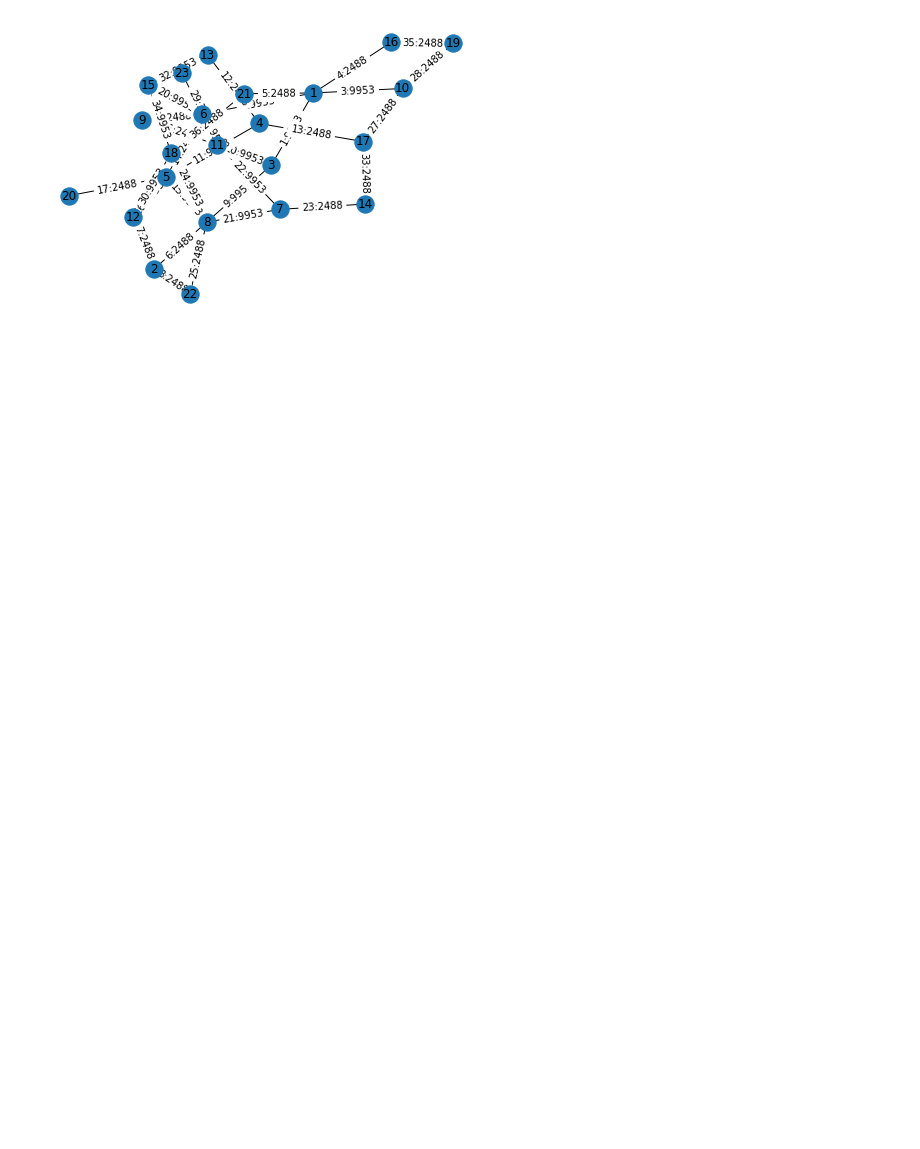
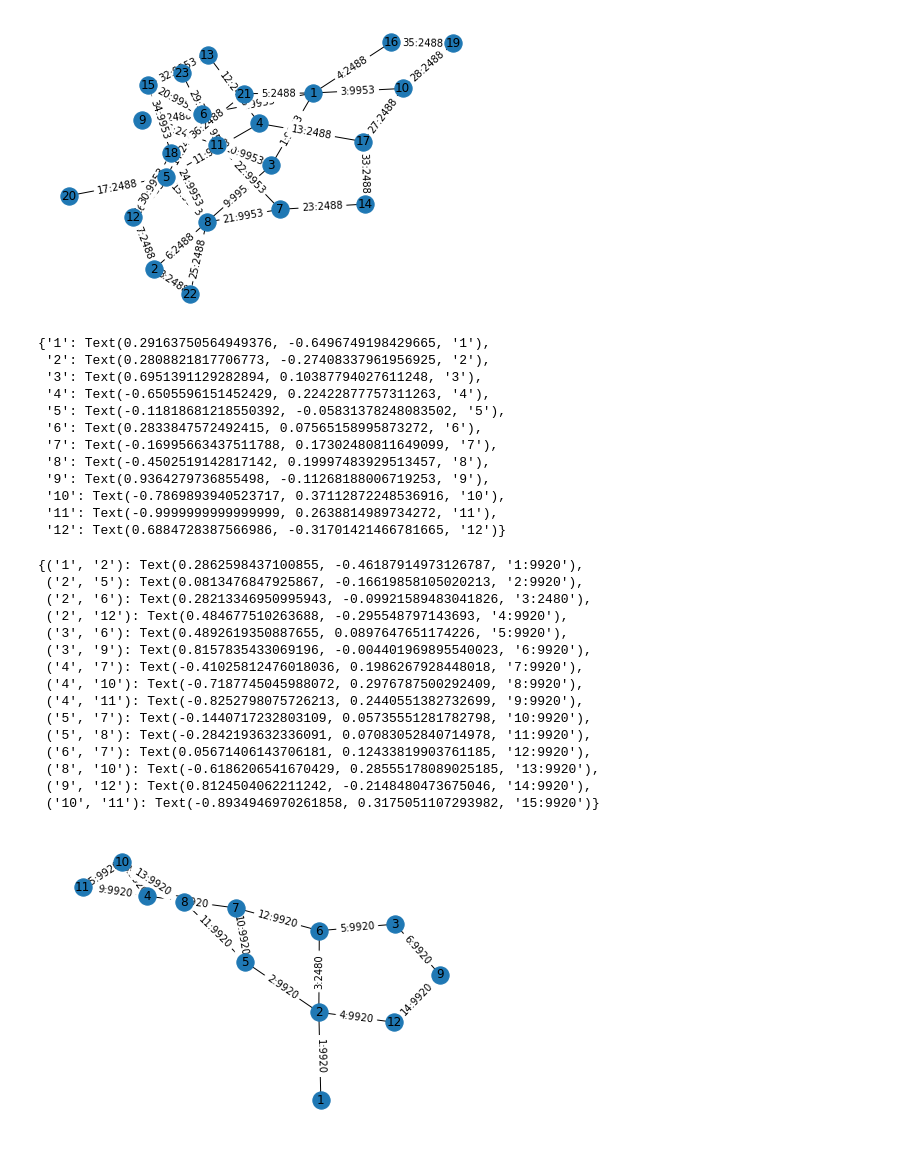
Before and after one commit to hexi519/CodesSnippets, a Jupyter notebook: mars-ana/ns3-dataAnalysis.ipynb, the cells around one changed output. Cells and saved outputs as stored; diff of their text form; code cells hidden in the pictures; blank space fills up the shorter version.

```diff
--- a/mars-ana/ns3-dataAnalysis.ipynb
+++ b/mars-ana/ns3-dataAnalysis.ipynb
@@ -437,8 +437,9 @@ Geant
 # %%
+nodeNum=23
 import networkx as nx
 G = nx.Graph()
 
-for node in range(1,23+1):
+for node in range(1,nodeNum+1):
     G.add_node( str(node) ,desc=str(node) )
 
 G.add_edge(str(1),str(3), name='1:9953' )
@@ -490,3 +491,65 @@ nx.draw_networkx_edge_labels(G, pos, edge_labels=edge_labels)
 # %% [output]
 [interactive output not drawn]
 [figure]
+# %%
+nodeNum=12
+import networkx as nx
+G = nx.Graph()
+
+for node in range(1,nodeNum+1):
+    G.add_node( str(node) ,desc=str(node) )
+
+G.add_edge(str(1),str(2), name='1:9920' )
+G.add_edge(str(2),str(5), name='2:9920' )
+G.add_edge(str(2),str(6), name='3:2480' )
+G.add_edge(str(2),str(12), name='4:9920' )
+G.add_edge(str(3),str(6), name='5:9920' )
+G.add_edge(str(3),str(9), name='6:9920' )
+G.add_edge(str(4),str(7), name='7:9920' )
+G.add_edge(str(4),str(10), name='8:9920' )
+G.add_edge(str(4),str(11), name='9:9920' )
+G.add_edge(str(5),str(7), name='10:9920' )
+G.add_edge(str(5),str(8), name='11:9920' )
+G.add_edge(str(6),str(7), name='12:9920' )
+G.add_edge(str(8),str(10), name='13:9920' )
+G.add_edge(str(9),str(12), name='14:9920' )
+G.add_edge(str(10),str(11), name='15:9920' )
+
+# draw graph with labels
+pos = nx.spring_layout(G)
+nx.draw(G, pos)
+node_labels = nx.get_node_attributes(G, 'desc')
+nx.draw_networkx_labels(G, pos, labels=node_labels)
+edge_labels = nx.get_edge_attributes(G, 'name')
+nx.draw_networkx_edge_labels(G, pos, edge_labels=edge_labels)
+
+# plt.savefig('topo', format='svg')
+# %% [output]
+{'1': Text(0.29163750564949376, -0.6496749198429665, '1'),
+ '2': Text(0.2808821817706773, -0.27408337961956925, '2'),
+ '3': Text(0.6951391129282894, 0.10387794027611248, '3'),
+ '4': Text(-0.6505596151452429, 0.22422877757311263, '4'),
+ '5': Text(-0.11818681218550392, -0.05831378248083502, '5'),
+ '6': Text(0.2833847572492415, 0.07565158995873272, '6'),
+ '7': Text(-0.16995663437511788, 0.17302480811649099, '7'),
+ '8': Text(-0.4502519142817142, 0.19997483929513457, '8'),
+ '9': Text(0.9364279736855498, -0.11268188006719253, '9'),
+ '10': Text(-0.7869893940523717, 0.37112872248536916, '10'),
+ '11': Text(-0.9999999999999999, 0.2638814989734272, '11'),
+ '12': Text(0.6884728387566986, -0.31701421466781665, '12')}
+{('1', '2'): Text(0.2862598437100855, -0.46187914973126787, '1:9920'),
+ ('2', '5'): Text(0.0813476847925867, -0.16619858105020213, '2:9920'),
+ ('2', '6'): Text(0.28213346950995943, -0.09921589483041826, '3:2480'),
+ ('2', '12'): Text(0.484677510263688, -0.295548797143693, '4:9920'),
+ ('3', '6'): Text(0.4892619350887655, 0.0897647651174226, '5:9920'),
+ ('3', '9'): Text(0.8157835433069196, -0.004401969895540023, '6:9920'),
+ ('4', '7'): Text(-0.41025812476018036, 0.1986267928448018, '7:9920'),
+ ('4', '10'): Text(-0.7187745045988072, 0.2976787500292409, '8:9920'),
+ ('4', '11'): Text(-0.8252798075726213, 0.2440551382732699, '9:9920'),
+ ('5', '7'): Text(-0.1440717232803109, 0.05735551281782798, '10:9920'),
+ ('5', '8'): Text(-0.2842193632336091, 0.07083052840714978, '11:9920'),
+ ('6', '7'): Text(0.05671406143706181, 0.12433819903761185, '12:9920'),
+ ('8', '10'): Text(-0.6186206541670429, 0.28555178089025185, '13:9920'),
+ ('9', '12'): Text(0.8124504062211242, -0.2148480473675046, '14:9920'),
+ ('10', '11'): Text(-0.8934946970261858, 0.3175051107293982, '15:9920')}
+[figure, added]
```
Also changed, not shown: parts of 2 cells of this notebook, 1 other file.
